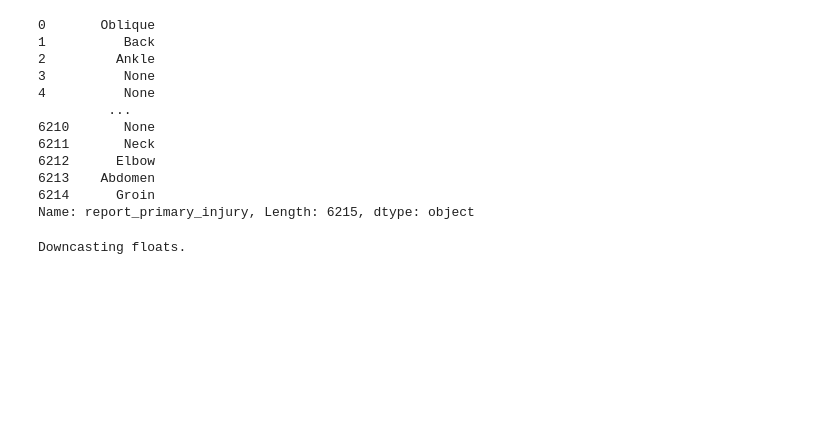
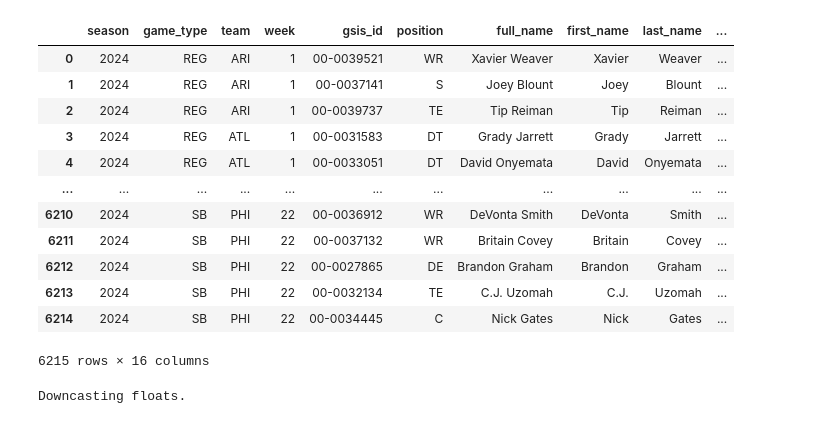
Before and after one commit to bohanbrancis/DS4420-Final-Project, a Jupyter notebook: DS4420_Project_Playground.ipynb, the cells around one changed output. Saved outputs shown, nothing was run; the diff lists cells and outputs as text; code cells hidden in the pictures; blank space fills up the shorter version.

```diff
--- a/DS4420_Project_Playground.ipynb
+++ b/DS4420_Project_Playground.ipynb
@@ -4,19 +4,21 @@ import nfl_data_py as nfl
 seasons = [2024]
 inj = nfl.import_injuries(seasons)
 # %%
+inj
 # %% [output]
+|  | season | game_type | team | week | gsis_id | position | full_name | first_name | last_name | ... |
+| 0 | 2024 | REG | ARI | 1 | 00-0039521 | WR | Xavier Weaver | Xavier | Weaver | ... |
+| 1 | 2024 | REG | ARI | 1 | 00-0037141 | S | Joey Blount | Joey | Blount | ... |
+| 2 | 2024 | REG | ARI | 1 | 00-0039737 | TE | Tip Reiman | Tip | Reiman | ... |
+| 3 | 2024 | REG | ATL | 1 | 00-0031583 | DT | Grady Jarrett | Grady | Jarrett | ... |
+| 4 | 2024 | REG | ATL | 1 | 00-0033051 | DT | David Onyemata | David | Onyemata | ... |
+| ... | ... | ... | ... | ... | ... | ... | ... | ... | ... | ... |
+| 6210 | 2024 | SB | PHI | 22 | 00-0036912 | WR | DeVonta Smith | DeVonta | Smith | ... |
+| 6211 | 2024 | SB | PHI | 22 | 00-0037132 | WR | Britain Covey | Britain | Covey | ... |
+| 6212 | 2024 | SB | PHI | 22 | 00-0027865 | DE | Brandon Graham | Brandon | Graham | ... |
+| 6213 | 2024 | SB | PHI | 22 | 00-0032134 | TE | C.J. Uzomah | C.J. | Uzomah | ... |
+| 6214 | 2024 | SB | PHI | 22 | 00-0034445 | C | Nick Gates | Nick | Gates | ... |
-0       Oblique
-1          Back
-2         Ankle
-3          None
-4          None
-         ...
-6210       None
-6211       Neck
-6212      Elbow
-6213    Abdomen
-6214      Groin
-Name: report_primary_injury, Length: 6215, dtype: object
+6215 rows × 16 columns
 # %%
 weekly = nfl.import_weekly_data(seasons)
 # %% [output]
```
Also changed, not shown: parts of 25 cells of this notebook.
